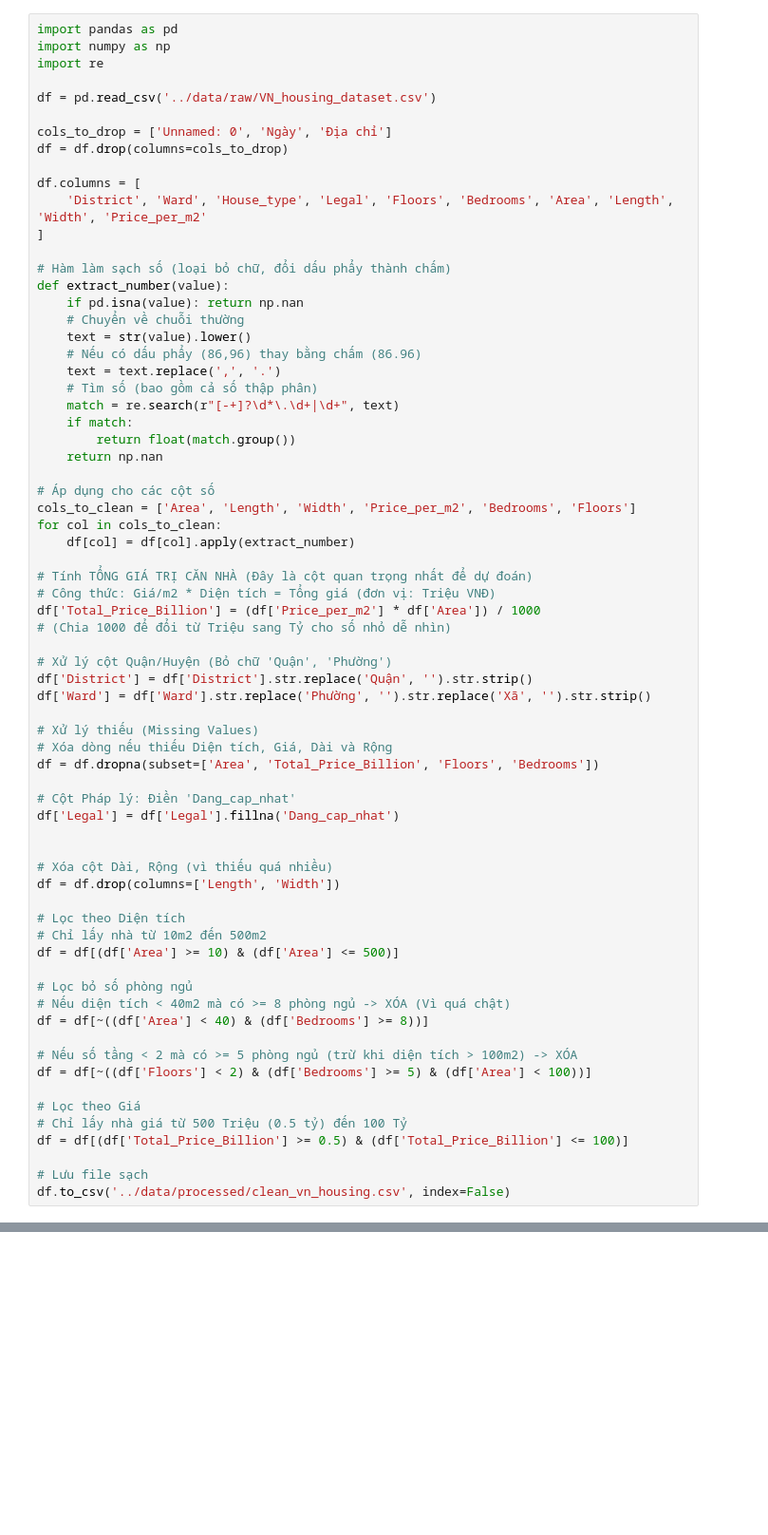
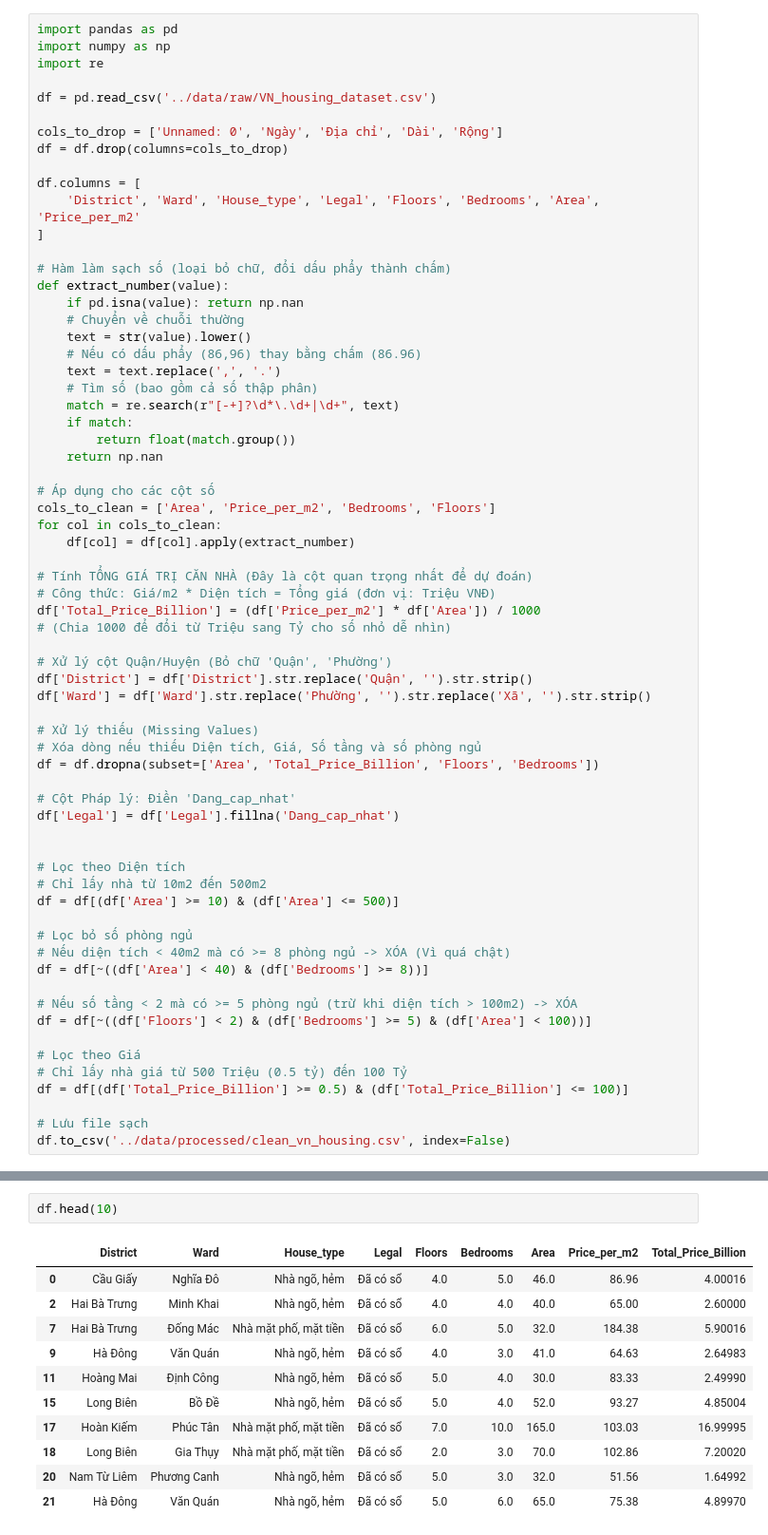
Before and after one commit to VietAnh2004x/ThucTapCuoiKhoa, a Jupyter notebook: notebooks/data_cleaning.ipynb, the cells around one changed output, grey strips where cells are left out. Shown at 95% size. Drawn from its saved outputs; the diff is of its cells as text; blank space fills up the shorter version.

```diff
--- a/notebooks/data_cleaning.ipynb
+++ b/notebooks/data_cleaning.ipynb
@@ -5,11 +5,11 @@ import re
 
 df = pd.read_csv('../data/raw/VN_housing_dataset.csv')
 
-cols_to_drop = ['Unnamed: 0', 'Ngày', 'Địa chỉ']
+cols_to_drop = ['Unnamed: 0', 'Ngày', 'Địa chỉ', 'Dài', 'Rộng']
 df = df.drop(columns=cols_to_drop)
 
 df.columns = [
-    'District', 'Ward', 'House_type', 'Legal', 'Floors', 'Bedrooms', 'Area', 'Length', 'Width', 'Price_per_m2'
+    'District', 'Ward', 'House_type', 'Legal', 'Floors', 'Bedrooms', 'Area', 'Price_per_m2'
 ]
 
 # Hàm làm sạch số (loại bỏ chữ, đổi dấu phẩy thành chấm)
@@ -26,7 +26,7 @@ def extract_number(value):
     return np.nan
 
 # Áp dụng cho các cột số
-cols_to_clean = ['Area', 'Length', 'Width', 'Price_per_m2', 'Bedrooms', 'Floors']
+cols_to_clean = ['Area', 'Price_per_m2', 'Bedrooms', 'Floors']
 for col in cols_to_clean:
     df[col] = df[col].apply(extract_number)
 
@@ -40,15 +40,12 @@ df['District'] = df['District'].str.replace('Quận', '').str.strip()
 df['Ward'] = df['Ward'].str.replace('Phường', '').str.replace('Xã', '').str.strip()
 
 # Xử lý thiếu (Missing Values)
-# Xóa dòng nếu thiếu Diện tích, Giá, Dài và Rộng
+# Xóa dòng nếu thiếu Diện tích, Giá, Số tầng và số phòng ngủ
 df = df.dropna(subset=['Area', 'Total_Price_Billion', 'Floors', 'Bedrooms'])
 
 # Cột Pháp lý: Điền 'Dang_cap_nhat'
 df['Legal'] = df['Legal'].fillna('Dang_cap_nhat')
 
-
-# Xóa cột Dài, Rộng (vì thiếu quá nhiều)
-df = df.drop(columns=['Length', 'Width'])
 
 # Lọc theo Diện tích
 # Chỉ lấy nhà từ 10m2 đến 500m2
@@ -69,0 +80,14 @@ df.to_csv('../data/processed/clean_vn_housing.csv', index=False)
+# %%
+df.head(10)
+# %% [output]
+|  | District | Ward | House_type | Legal | Floors | Bedrooms | Area | Price_per_m2 | Total_Price_Billion |
+| 0 | Cầu Giấy | Nghĩa Đô | Nhà ngõ, hẻm | Đã có sổ | 4.0 | 5.0 | 46.0 | 86.96 | 4.00016 |
+| 2 | Hai Bà Trưng | Minh Khai | Nhà ngõ, hẻm | Đã có sổ | 4.0 | 4.0 | 40.0 | 65.00 | 2.60000 |
+| 7 | Hai Bà Trưng | Đống Mác | Nhà mặt phố, mặt tiền | Đã có sổ | 6.0 | 5.0 | 32.0 | 184.38 | 5.90016 |
+| 9 | Hà Đông | Văn Quán | Nhà ngõ, hẻm | Đã có sổ | 4.0 | 3.0 | 41.0 | 64.63 | 2.64983 |
+| 11 | Hoàng Mai | Định Công | Nhà ngõ, hẻm | Đã có sổ | 5.0 | 4.0 | 30.0 | 83.33 | 2.49990 |
+| 15 | Long Biên | Bồ Đề | Nhà ngõ, hẻm | Đã có sổ | 5.0 | 4.0 | 52.0 | 93.27 | 4.85004 |
+| 17 | Hoàn Kiếm | Phúc Tân | Nhà mặt phố, mặt tiền | Đã có sổ | 7.0 | 10.0 | 165.0 | 103.03 | 16.99995 |
+| 18 | Long Biên | Gia Thụy | Nhà mặt phố, mặt tiền | Đã có sổ | 2.0 | 3.0 | 70.0 | 102.86 | 7.20020 |
+| 20 | Nam Từ Liêm | Phương Canh | Nhà ngõ, hẻm | Đã có sổ | 5.0 | 3.0 | 32.0 | 51.56 | 1.64992 |
+| 21 | Hà Đông | Văn Quán | Nhà ngõ, hẻm | Đã có sổ | 5.0 | 6.0 | 65.0 | 75.38 | 4.89970 |
```
Also changed, not shown: parts of 9 cells of this notebook, 1 other file.
